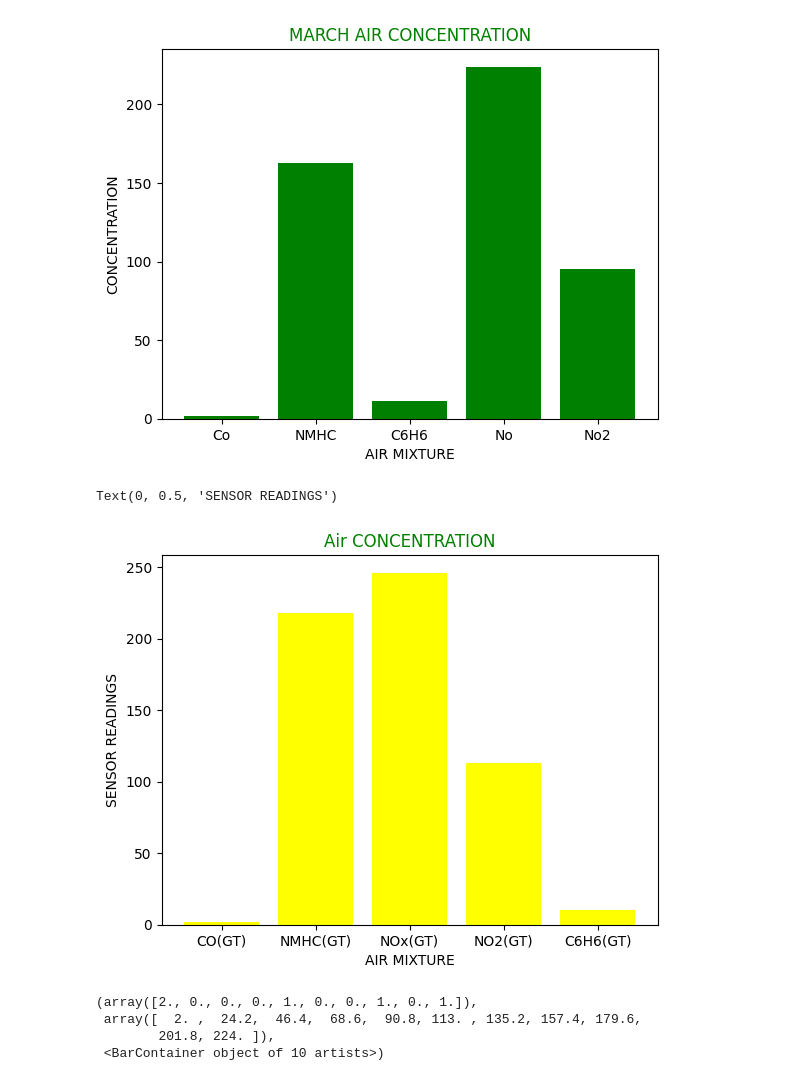
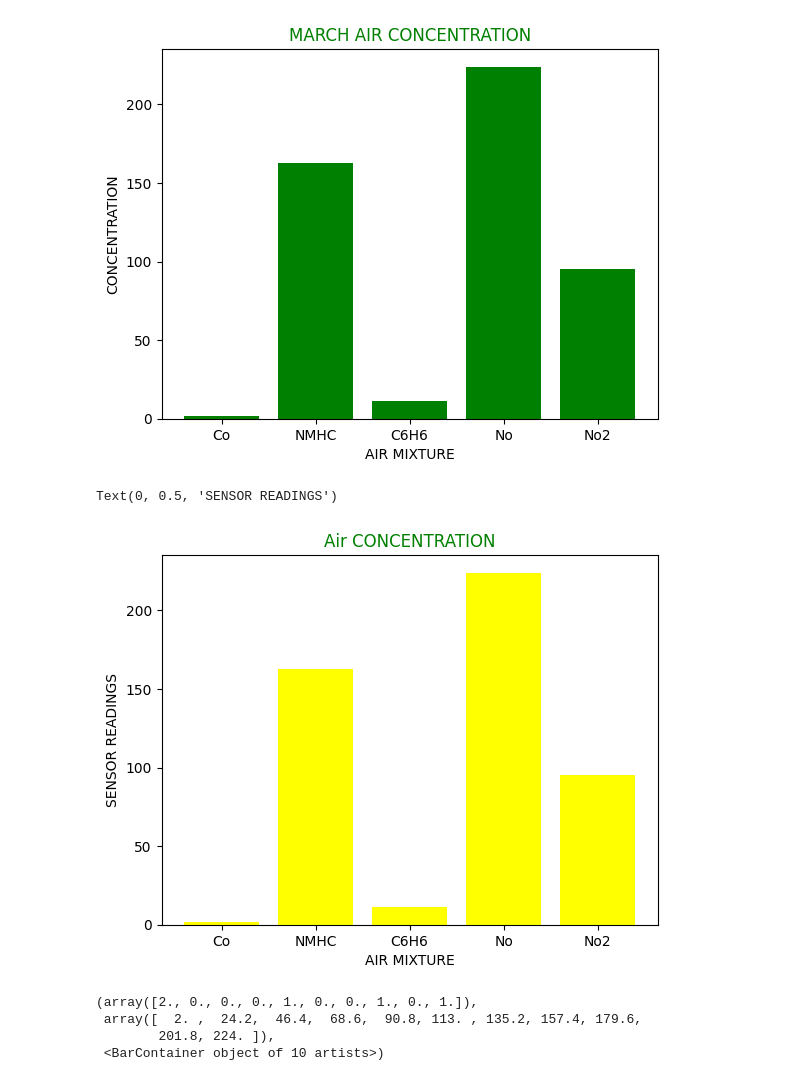
Before and after one commit to Sharu2507/EDA-project, a Jupyter notebook: airqualityproject.ipynb, the cells around one changed output. Drawn from its saved outputs; the diff is of its cells as text; code cells hidden in the pictures.

```diff
--- a/airqualityproject.ipynb
+++ b/airqualityproject.ipynb
@@ -341,13 +341,13 @@ plt.ylabel('CONCENTRATION')
 Text(0, 0.5, 'CONCENTRATION')
 [figure]
 # %%
-plt.bar(categories,Air,color='yellow')
+plt.bar(air_mixtures,conc_march,color='yellow')
 plt.title('Air CONCENTRATION',color='green')
 plt.xlabel('AIR MIXTURE')
 plt.ylabel('SENSOR READINGS')
 # %% [output]
 Text(0, 0.5, 'SENSOR READINGS')
-[figure, old version]
+[figure, new version]
 # %%
 plt.hist(conc_march,bins=10)
 # %% [output]
```
Also changed, not shown: parts of 2 cells of this notebook.
